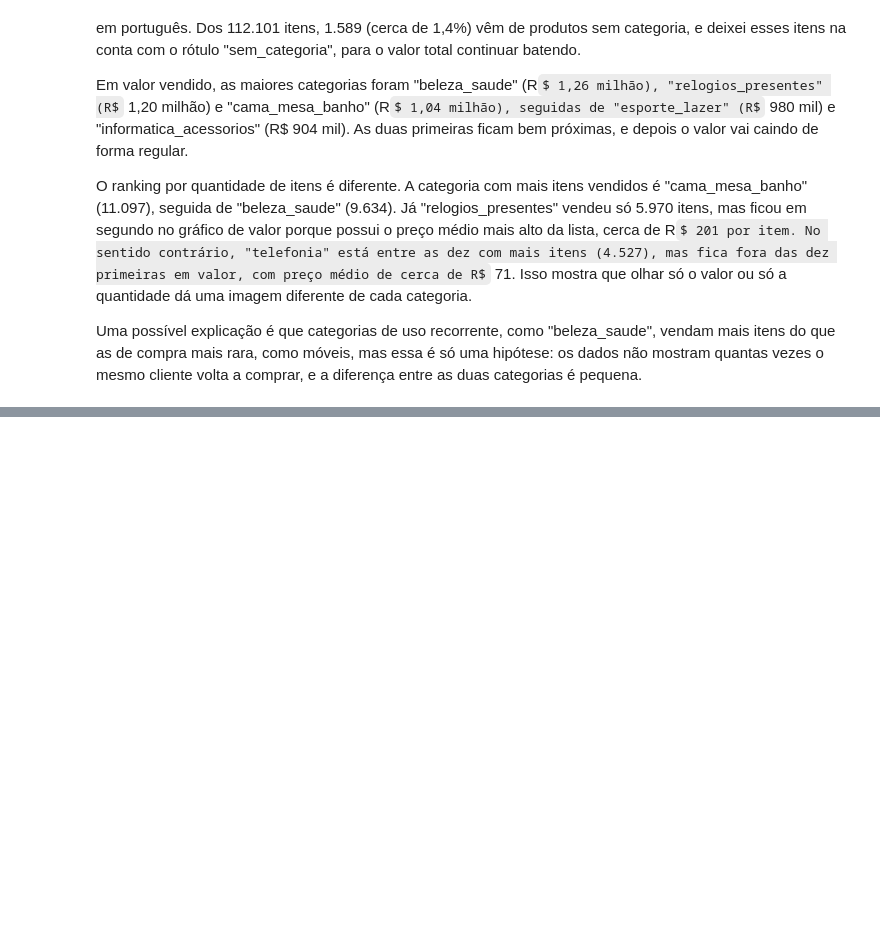
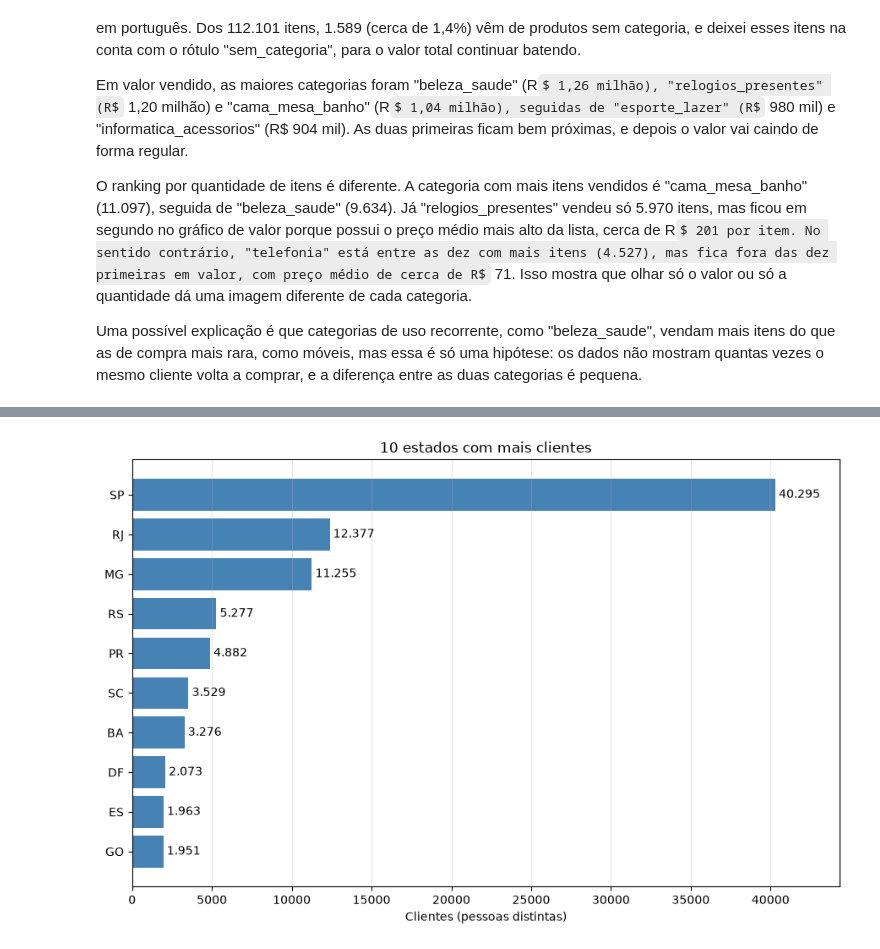
Before and after one commit to paulorcmj/analise-vendas-olist, a Jupyter notebook: notebooks/01_exploracao.ipynb, the cells around one changed output, grey strips where cells are left out. Saved outputs shown, nothing was run; the diff lists cells and outputs as text; code cells hidden in the pictures; some formulas as TeX source; blank space fills up the shorter version.

Commit message:
salva texto de clientes por estado

```diff
--- a/notebooks/01_exploracao.ipynb
+++ b/notebooks/01_exploracao.ipynb
@@ -573,3 +573,6 @@ Em valor vendido, as maiores categorias foram "beleza_saude" (R$ 1,26 milhão),
 O ranking por quantidade de itens é diferente. A categoria com mais itens vendidos é "cama_mesa_banho" (11.097), seguida de "beleza_saude" (9.634). Já "relogios_presentes" vendeu só 5.970 itens, mas ficou em segundo no gráfico de valor porque possui o preço médio mais alto da lista, cerca de R$ 201 por item. No sentido contrário, "telefonia" está entre as dez com mais itens (4.527), mas fica fora das dez primeiras em valor, com preço médio de cerca de R$ 71. Isso mostra que olhar só o valor ou só a quantidade dá uma imagem diferente de cada categoria.
 
 Uma possível explicação é que categorias de uso recorrente, como "beleza_saude", vendam mais itens do que as de compra mais rara, como móveis, mas essa é só uma hipótese: os dados não mostram quantas vezes o mesmo cliente volta a comprar, e a diferença entre as duas categorias é pequena.
+# %%
+clientes = pd.read_csv("../data/olist_customers_dataset.csv")
+clientes.head()
@@ -575,0 +614,10 @@ Uma possível explicação é que categorias de uso recorrente, como "beleza_sau
+# %%
+por_estado = (
+    clientes.drop_duplicates(subset="customer_unique_id")
+    .groupby("customer_state")
+    .size()
+    .sort_values(ascending=False)
+)
+
+print(por_estado.head(10))
+(por_estado / por_estado.sum() * 100).round(1).head(10)
@@ -575,0 +649,20 @@ Uma possível explicação é que categorias de uso recorrente, como "beleza_sau
+# %%
+top_est = por_estado.head(10).iloc[::-1]
+
+fig, ax = plt.subplots(figsize=(9, 6))
+barras = ax.barh(top_est.index, top_est.values, color="steelblue")
+ax.bar_label(
+    barras,
+    labels=[f"{v:,.0f}".replace(",", ".") for v in top_est.values],
+    padding=3,
+)
+ax.set_xlim(0, top_est.max() * 1.1)
+ax.set_title("10 estados com mais clientes")
+ax.set_xlabel("Clientes (pessoas distintas)")
+ax.set_ylabel("")
+ax.grid(axis="x", alpha=0.3)
+fig.tight_layout()
+fig.savefig("../images/clientes_por_estado.png", dpi=150)
+plt.show()
+# %% [output]
+[figure, added]
```
Also changed, not shown: parts of 6 cells of this notebook.
